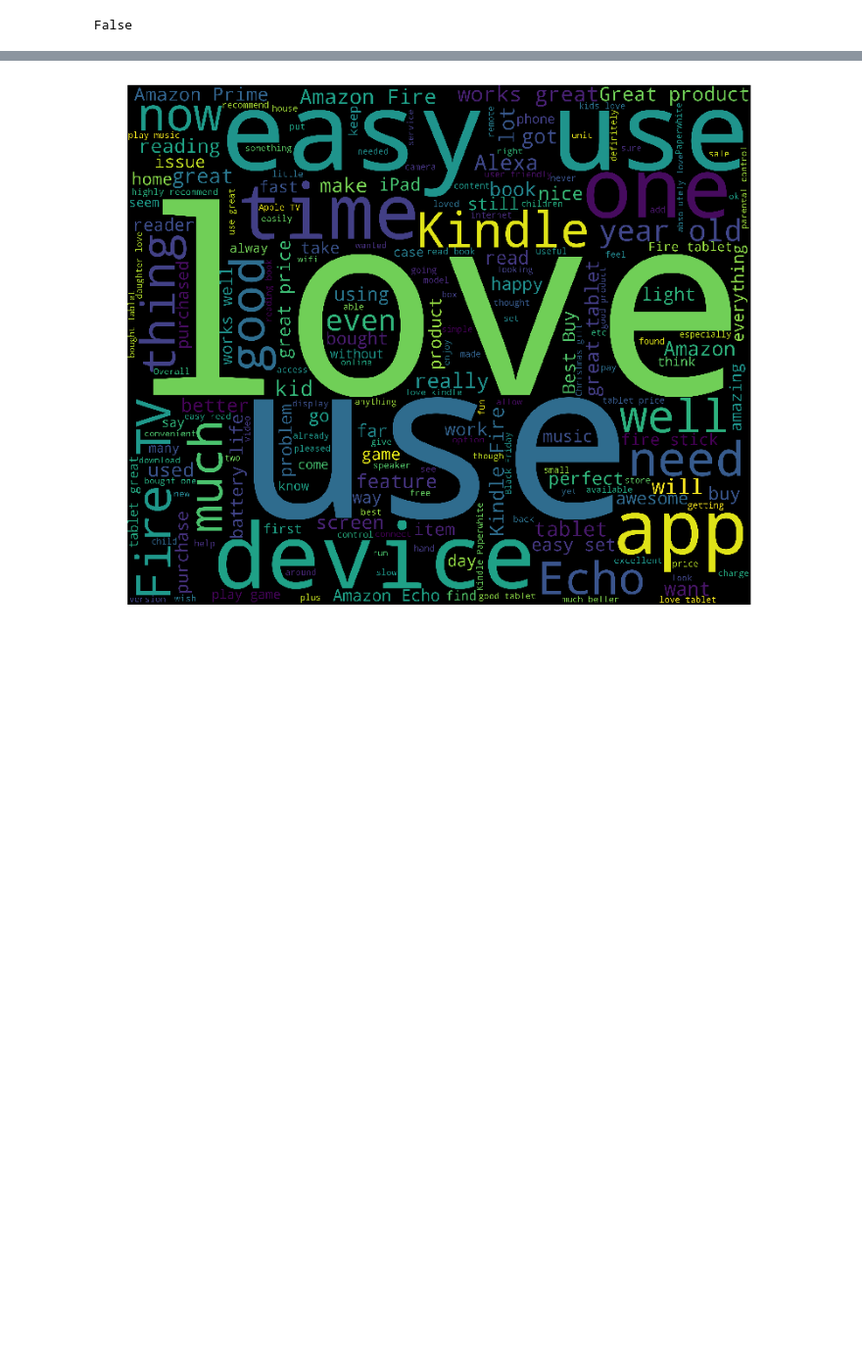
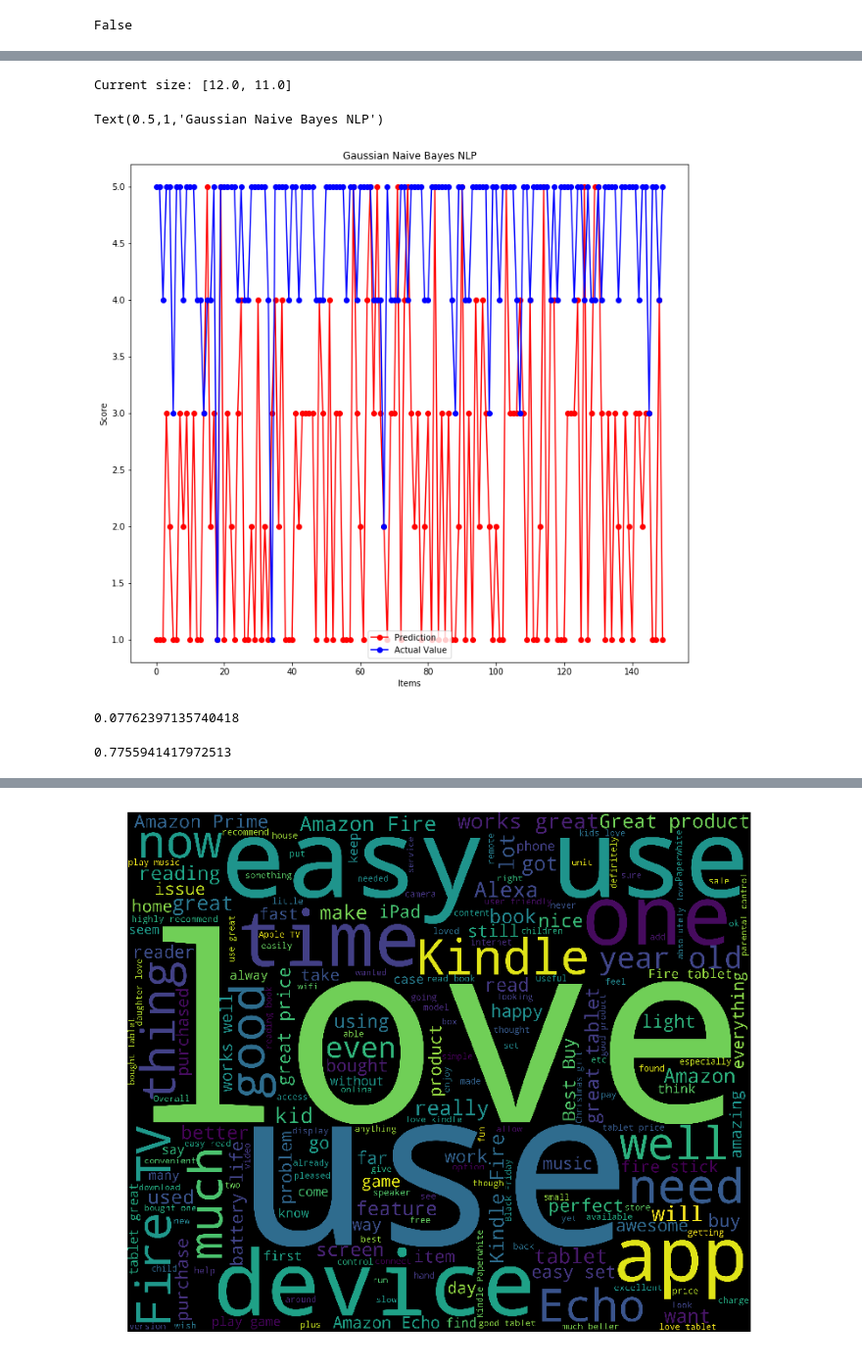
Before and after one commit to Bruce-Decker/CMPE255_GroupProject, a Jupyter notebook: project.ipynb, the cells around one changed output, grey strips where cells are left out. Shown at 98% size. Saved outputs shown, nothing was run; the diff lists cells and outputs as text; code cells hidden in the pictures; blank space fills up the shorter version.

```diff
--- a/project.ipynb
+++ b/project.ipynb
@@ -303,0 +318,24 @@ Text(0.5,1,'Decision Tree Sentiment Analysis')
+# %%
+score_plot = plt.rcParams["figure.figsize"]
+
+print("Current size:", score_plot)
+
+score_plot[0] = 12
+score_plot[1] = 11
+plt.rcParams["figure.figsize"] = score_plot
+
+plt.plot(y_pred_naive_bayes[:150], '-or', label='Prediction')
+plt.plot(y_test[:150], '-ob', label='Actual Value')
+plt.ylabel('Score')
+plt.xlabel('Items')
+plt.legend()
+plt.title("Gaussian Naive Bayes NLP")
+# %% [output]
+Current size: [12.0, 11.0]
+Text(0.5,1,'Gaussian Naive Bayes NLP')
+[figure, added]
+# %%
+naive_bayesGaussianNBf1 = f1_score(y_pred_naive_bayes, y_test, average='weighted')
+print(f1_score(y_pred_naive_bayes, y_test, average='weighted'))
+# %% [output]
+0.07762397135740418
@@ -303,0 +346,5 @@ Text(0.5,1,'Decision Tree Sentiment Analysis')
+# %%
+naive_bayes_rms = sqrt(mean_squared_error(y_pred_MultinomialNB, y_test))
+naive_bayes_rms
+# %% [output]
+0.7755941417972513
```
Also changed, not shown: parts of 18 cells of this notebook.
